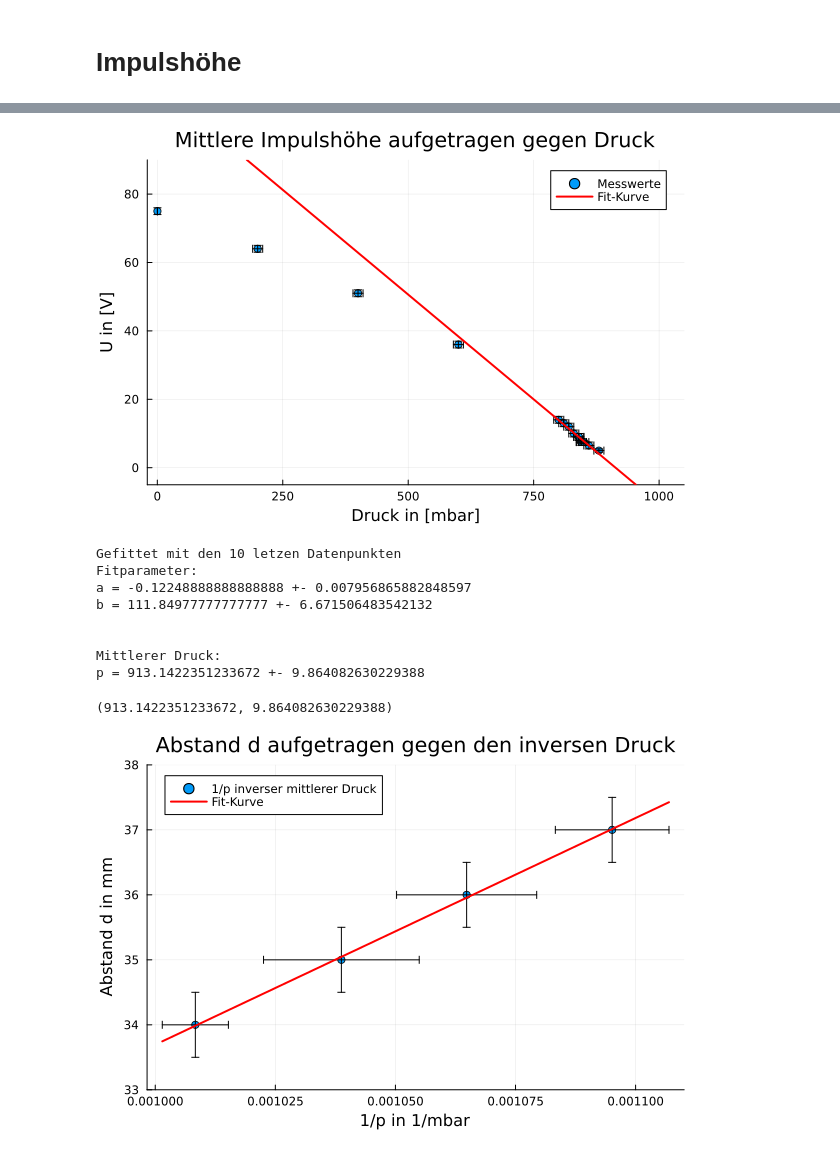
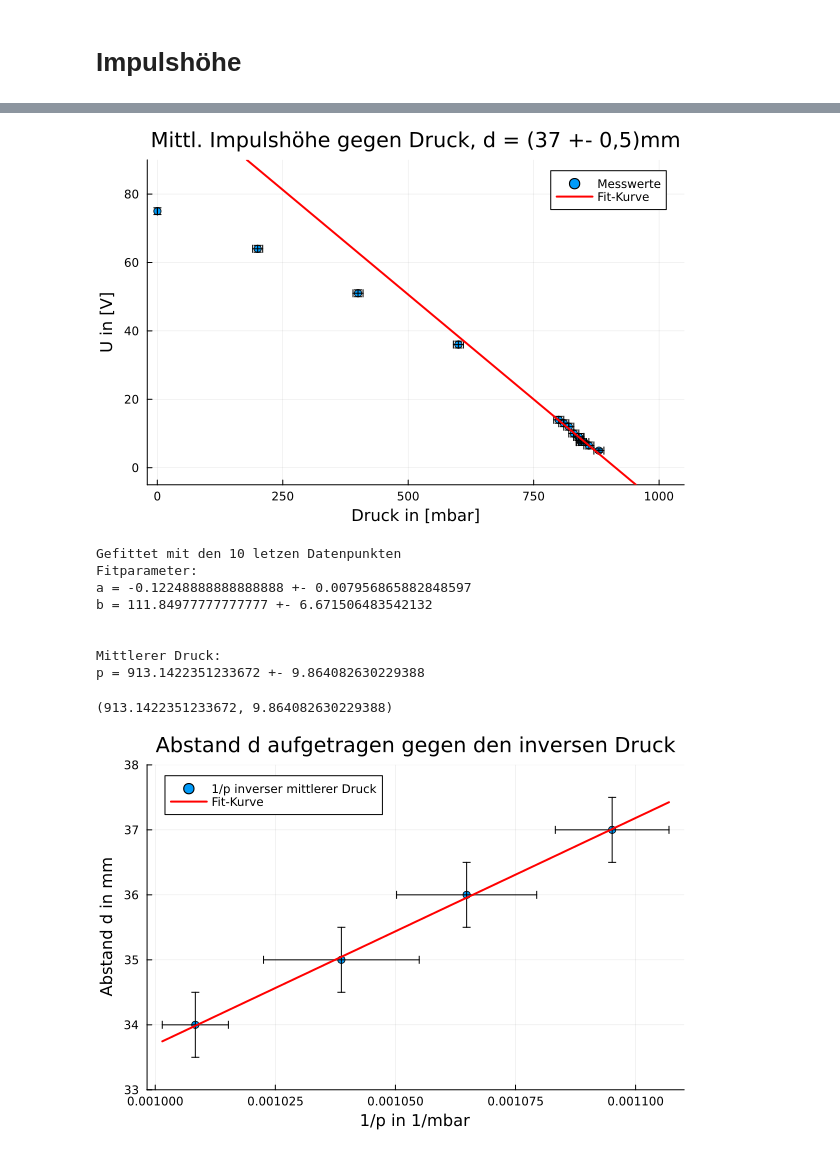
Before and after one commit to Baryonics/pb_ktp_3_3, a Jupyter notebook: code/reichweiten.ipynb, the cells around one changed output, grey strips where cells are left out. Drawn from its saved outputs; the diff is of its cells as text; code cells hidden in the pictures.

```diff
--- a/code/reichweiten.ipynb
+++ b/code/reichweiten.ipynb
@@ -185,9 +178,9 @@ Mittlerer Druck:
 p = 939.1228070175439 +- 12.863963628168559
 (939.1228070175439, 12.863963628168559)
 # %%
-p_mean_d4, D_p_mean_d4 = plot_p_U("d4.csv",10)
+p_mean_d4, D_p_mean_d4 = plot_p_U("d4.csv",10,d_4)
 # %% [output]
-[figure, old version]
+[figure, new version]
 Gefittet mit den 10 letzen Datenpunkten
 Fitparameter:
 a = -0.12248888888888888 +- 0.007956865882848597
```
Also changed, not shown: parts of 11 cells of this notebook, 12 other files.
